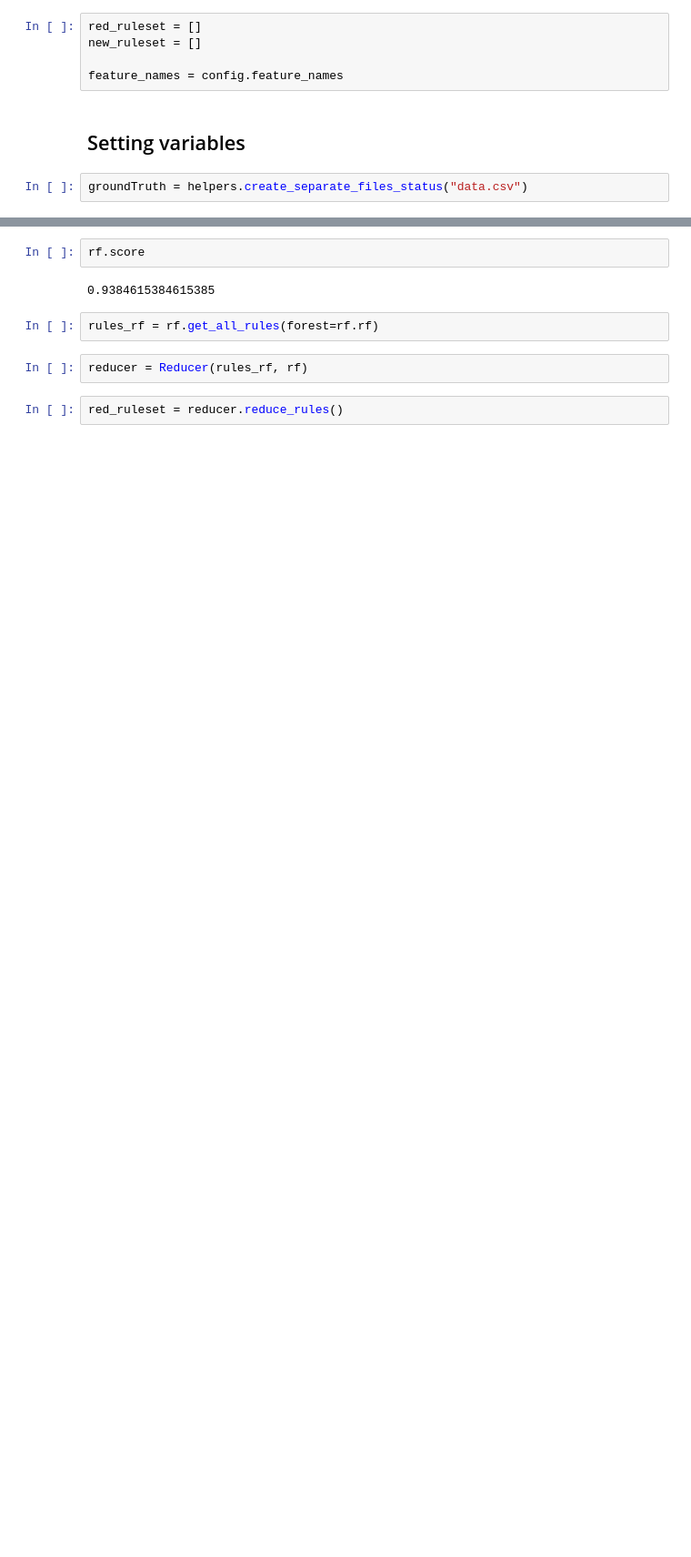
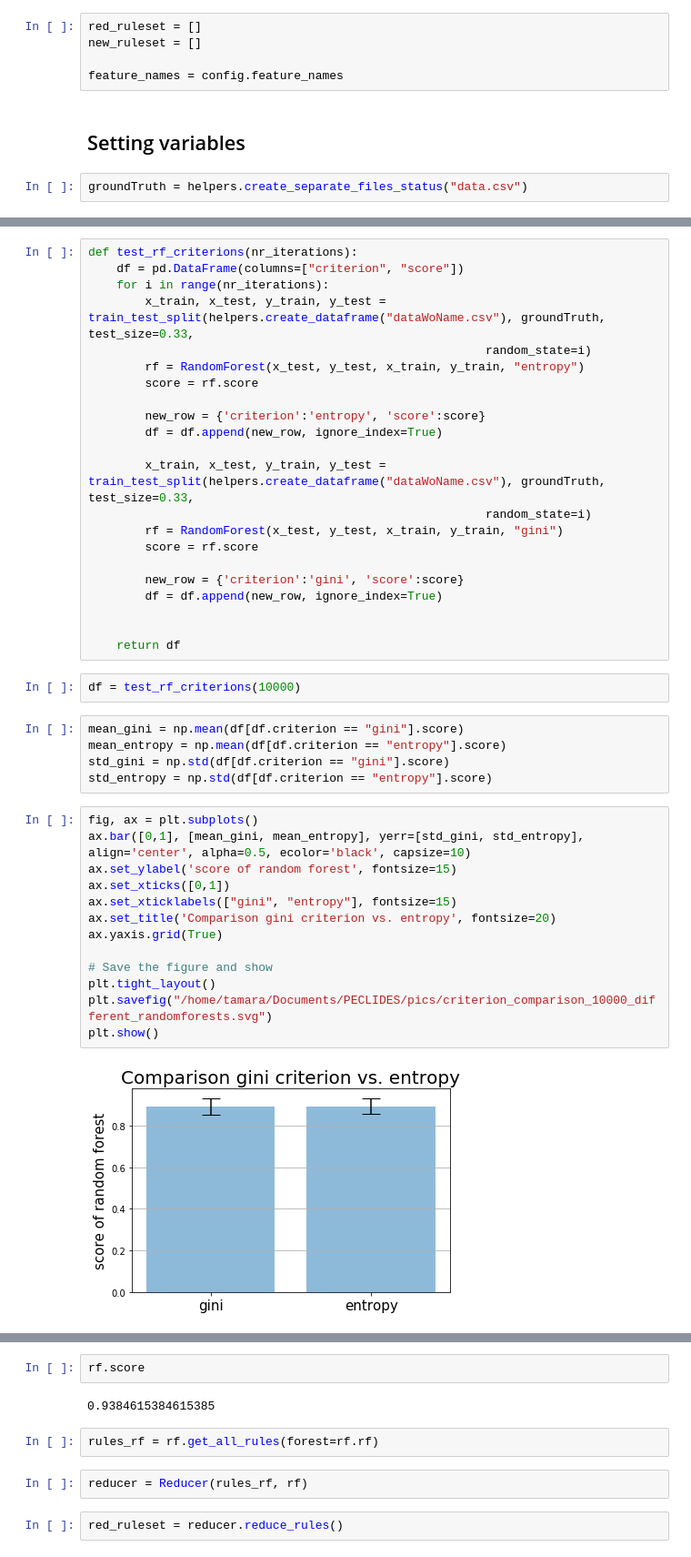
Before and after one commit to tamaramueller/Peclides-Neuro, a Jupyter notebook: evaluation_speech_data_set.ipynb, the cells around one changed output, grey strips where cells are left out. Shown at 91% size. Drawn from its saved outputs; the diff is of its cells as text; blank space fills up the shorter version.

```diff
--- a/evaluation_speech_data_set.ipynb
+++ b/evaluation_speech_data_set.ipynb
@@ -27,0 +31,44 @@ rf = RandomForest(x_test, y_test, x_train, y_train)
+# %%
+def test_rf_criterions(nr_iterations):
+    df = pd.DataFrame(columns=["criterion", "score"])
+    for i in range(nr_iterations):
+        x_train, x_test, y_train, y_test = train_test_split(helpers.create_dataframe("dataWoName.csv"), groundTruth, test_size=0.33,
+                                                        random_state=i)
+        rf = RandomForest(x_test, y_test, x_train, y_train, "entropy")
+        score = rf.score
+
+        new_row = {'criterion':'entropy', 'score':score}
+        df = df.append(new_row, ignore_index=True)
+
+        x_train, x_test, y_train, y_test = train_test_split(helpers.create_dataframe("dataWoName.csv"), groundTruth, test_size=0.33,
+                                                        random_state=i)
+        rf = RandomForest(x_test, y_test, x_train, y_train, "gini")
+        score = rf.score
+
+        new_row = {'criterion':'gini', 'score':score}
+        df = df.append(new_row, ignore_index=True)
+
+
+    return df
+# %%
+df = test_rf_criterions(10000)
+# %%
+mean_gini = np.mean(df[df.criterion == "gini"].score)
+mean_entropy = np.mean(df[df.criterion == "entropy"].score)
+std_gini = np.std(df[df.criterion == "gini"].score)
+std_entropy = np.std(df[df.criterion == "entropy"].score)
+# %%
+fig, ax = plt.subplots()
+ax.bar([0,1], [mean_gini, mean_entropy], yerr=[std_gini, std_entropy], align='center', alpha=0.5, ecolor='black', capsize=10)
+ax.set_ylabel('score of random forest', fontsize=15)
+ax.set_xticks([0,1])
+ax.set_xticklabels(["gini", "entropy"], fontsize=15)
+ax.set_title('Comparison gini criterion vs. entropy', fontsize=20)
+ax.yaxis.grid(True)
+
+# Save the figure and show
+plt.tight_layout()
+plt.savefig("/home/tamara/Documents/PECLIDES/pics/criterion_comparison_10000_different_randomforests.svg")
+plt.show()
+# %% [output]
+[figure, added]
```
Also changed, not shown: parts of 12 cells of this notebook, 12 other files.
